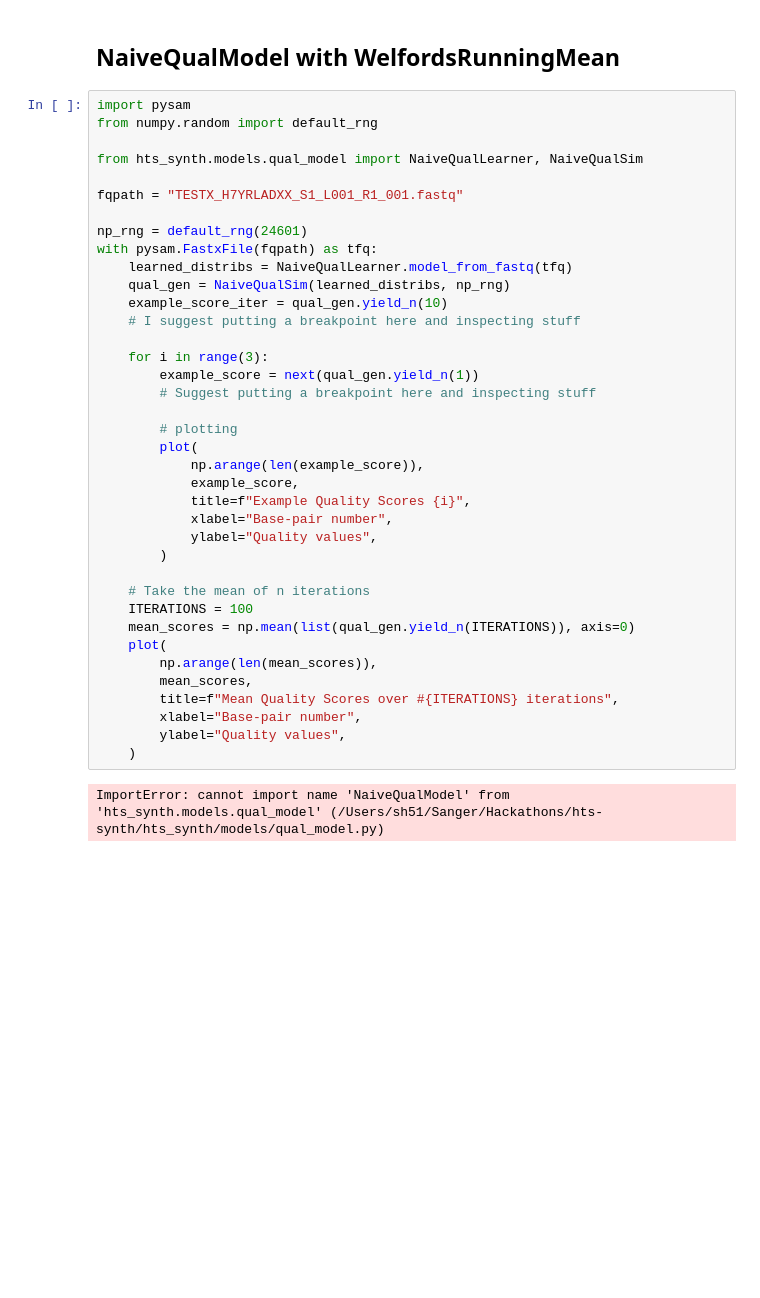
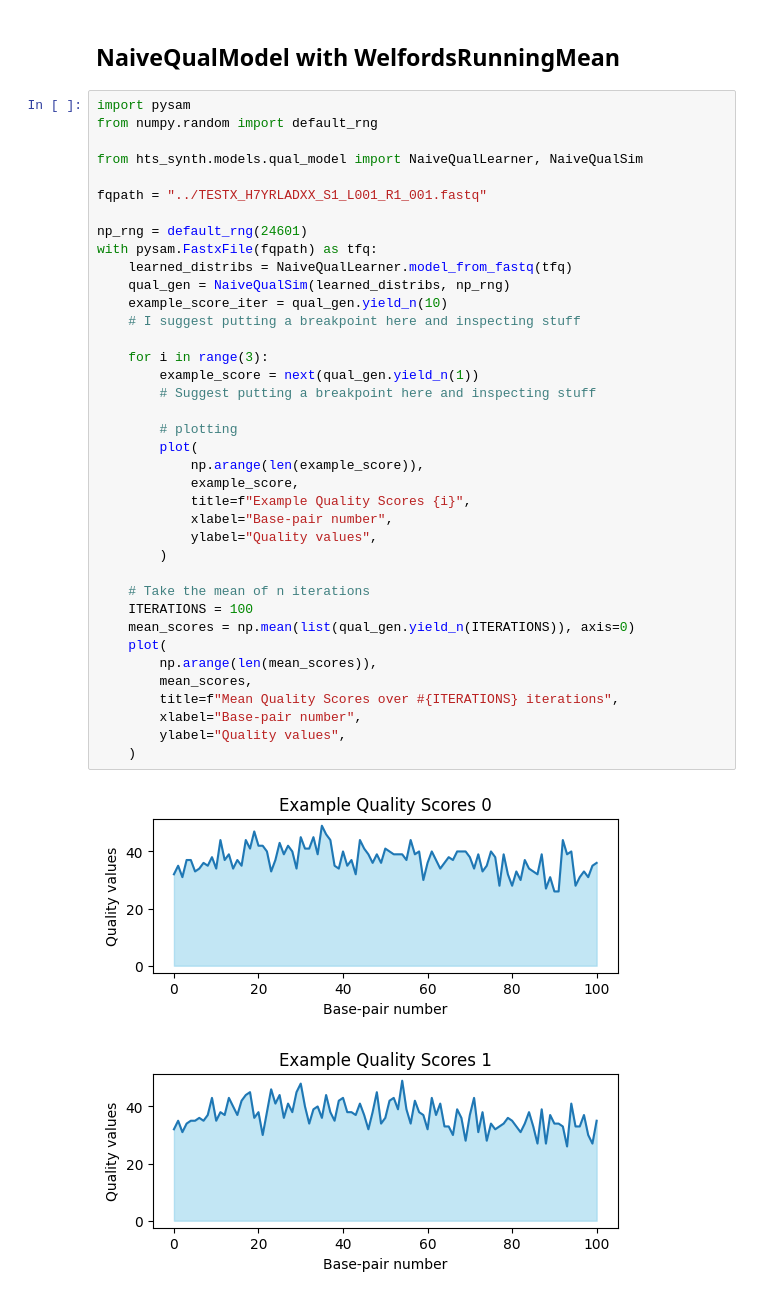
Before and after one commit to blex-max/hts-synth, a Jupyter notebook: examples/quality_score_models.ipynb, the cells around one changed output. Saved outputs shown, nothing was run; the diff lists cells and outputs as text; blank space fills up the shorter version.

```diff
--- a/examples/quality_score_models.ipynb
+++ b/examples/quality_score_models.ipynb
@@ -94,37 +94,38 @@ from numpy.random import default_rng
 
 from hts_synth.models.qual_model import NaiveQualLearner, NaiveQualSim
 
-fqpath = "TESTX_H7YRLADXX_S1_L001_R1_001.fastq"
+fqpath = "../TESTX_H7YRLADXX_S1_L001_R1_001.fastq"
 
 np_rng = default_rng(24601)
 with pysam.FastxFile(fqpath) as tfq:
     learned_distribs = NaiveQualLearner.model_from_fastq(tfq)
     qual_gen = NaiveQualSim(learned_distribs, np_rng)
     example_score_iter = qual_gen.yield_n(10)
     # I suggest putting a breakpoint here and inspecting stuff
 
     for i in range(3):
         example_score = next(qual_gen.yield_n(1))
         # Suggest putting a breakpoint here and inspecting stuff
 
         # plotting
         plot(
             np.arange(len(example_score)),
             example_score,
             title=f"Example Quality Scores {i}",
             xlabel="Base-pair number",
             ylabel="Quality values",
         )
 
     # Take the mean of n iterations
     ITERATIONS = 100
     mean_scores = np.mean(list(qual_gen.yield_n(ITERATIONS)), axis=0)
     plot(
         np.arange(len(mean_scores)),
         mean_scores,
         title=f"Mean Quality Scores over #{ITERATIONS} iterations",
         xlabel="Base-pair number",
         ylabel="Quality values",
     )
 # %% [output]
-ImportError: cannot import name 'NaiveQualModel' from 'hts_synth.models.qual_model' (/Users/sh51/Sanger/Hackathons/hts-synth/hts_synth/models/qual_model.py)
+[figure, added]
+[figure, added]
```
Also changed, not shown: parts of 1 cell of this notebook.
